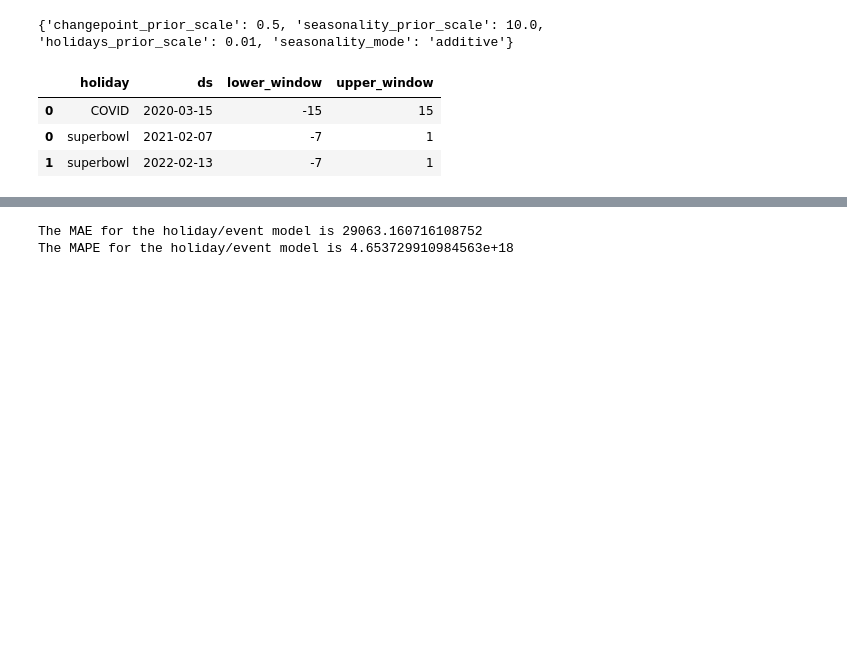
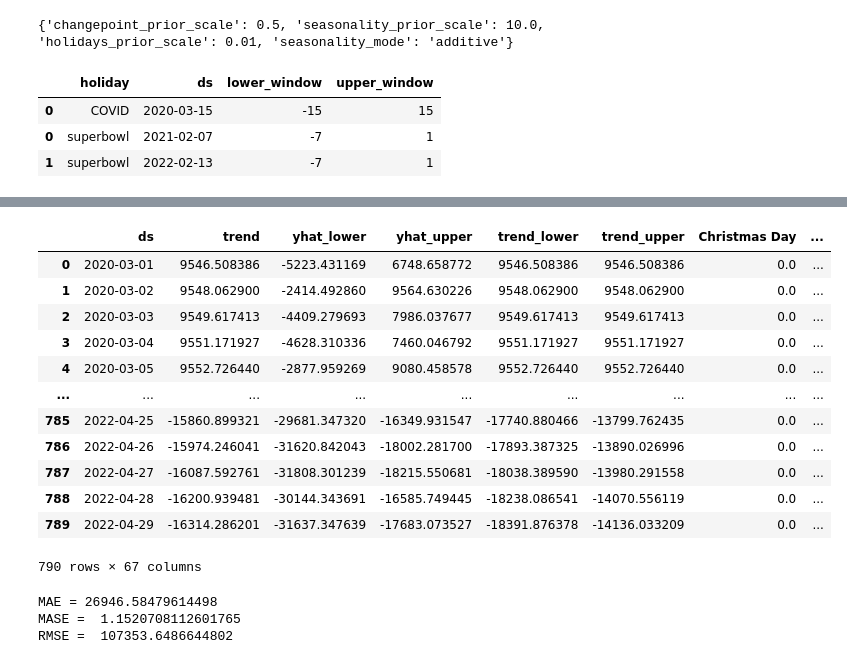
Before and after one commit to danielhe-nu/STAT390-Snowman, a Jupyter notebook: Daniel Final/Cali_Both_PROPHET.ipynb, the cells around one changed output, grey strips where cells are left out. Saved outputs shown, nothing was run; the diff lists cells and outputs as text; code cells hidden in the pictures; blank space fills up the shorter version.

```diff
--- a/Daniel Final/Cali_Both_PROPHET.ipynb
+++ b/Daniel Final/Cali_Both_PROPHET.ipynb
@@ -350,7 +466,7 @@ events
 | 0 | superbowl | 2021-02-07 | -7 | 1 |
 | 1 | superbowl | 2022-02-13 | -7 | 1 |
 # %%
-model_holiday_tuned = Prophet(holidays=events, n_changepoints=4, changepoint_prior_scale=0.5, seasonality_prior_scale=10.0)
+model_holiday_tuned = Prophet(yearly_seasonality=True, weekly_seasonality=True, n_changepoints=4, seasonality_prior_scale=10.0)
 model_holiday_tuned.add_country_holidays(country_name='US')
 model_holiday_tuned.fit(covid_train)
 # %% [output]
@@ -359,27 +475,37 @@ model_holiday_tuned.fit(covid_train)
 <prophet.forecaster.Prophet at 0x...>
 # %%
-future_holiday_tuned = model_holiday_tuned.make_future_dataframe(periods=136)
+future_holiday_tuned = model_holiday_tuned.make_future_dataframe(periods=len(covid_test))
 
-# Append the regressor values
 future_holiday_tuned = pd.merge(future_holiday_tuned, covid_df[['ds', 'vaccination_rate_1dose', 'new_hospitalized_patients', 'new_cases_2_lag', 'new_cases_50_max', 'new_cases_4_lag', 'new_cases_50_min', 'new_deaths_10_min', 'new_deaths_50_max', 'new_cases_50_std', 'Booster_Doses_65Plus', 'maximum_temperature_celsius', 'new_cases_50_mean', 'dew_point', 'new_deaths_100_mean', 'new_deaths_4_lag', 'new_cases_350_lag', 'new_deaths_7_lag', 'new_deaths_50_lag', 'new_deaths_50_min', 'new_deaths_30_lag', 'Administered_Dose1_Recip_5Plus', 'new_deaths_50_mean', 'new_cases_10_max', 'new_cases_3_lag', 'minimum_temperature_celsius', 'new_cases_150_lag', 'new_deaths_50_std', 'new_deaths_10_max', 'new_cases_50_lag', 'new_cases_1 lag', 'Booster_Doses_18Plus', 'average_temperature_celsius', 'Series_Complete_65Plus', 'new_deaths_100_std', 'Completeness_pct', 'new_cases_100_std', 'new_cases_10_std', 'PEOPLE_DEATH_NEW_COUNT', 'new_deaths_10_std', 'new_deaths_3_lag', 'vaccination_rate_complete', 'Series_Complete_5Plus', 'vaccination_policy', 'new_cases_10_mean', 'new_deaths_100_max', 'new_cases_10_min', 'booster_rate', 'new_cases_7_lag', 'new_deaths_2_lag', 'new_cases_100_min', 'new_deaths_100_min', 'new_cases_100_max', 'rainfall_mm', 'new_cases_100_mean', 'current_intensive_care_patients', 'restrictions_on_gatherings', 'new_cases_30_lag', 'new_deaths_10_mean', 'relative_humidity', 'Administered_Dose1_Recip', 'stringency_index', 'facial_coverings', 'new_deaths_1_lag']], on='ds', how='inner')
 future_holiday_tuned = future_holiday_tuned.fillna(method='ffill')
 
-# Make prediction
 forecast_holiday_tuned = model_holiday_tuned.predict(future_holiday_tuned)
+forecast_holiday_tuned['yhat'] = np.clip(forecast_holiday_tuned['yhat'], 0, None)
+
+forecast_holiday_tuned
+# %% [output]
+|  | ds | trend | yhat_lower | yhat_upper | trend_lower | trend_upper | Christmas Day | ... |
+| 0 | 2020-03-01 | 9546.508386 | -5223.431169 | 6748.658772 | 9546.508386 | 9546.508386 | 0.0 | ... |
+| 1 | 2020-03-02 | 9548.062900 | -2414.492860 | 9564.630226 | 9548.062900 | 9548.062900 | 0.0 | ... |
+| 2 | 2020-03-03 | 9549.617413 | -4409.279693 | 7986.037677 | 9549.617413 | 9549.617413 | 0.0 | ... |
+| 3 | 2020-03-04 | 9551.171927 | -4628.310336 | 7460.046792 | 9551.171927 | 9551.171927 | 0.0 | ... |
+| 4 | 2020-03-05 | 9552.726440 | -2877.959269 | 9080.458578 | 9552.726440 | 9552.726440 | 0.0 | ... |
+| ... | ... | ... | ... | ... | ... | ... | ... | ... |
+| 785 | 2022-04-25 | -15860.899321 | -29681.347320 | -16349.931547 | -17740.880466 | -13799.762435 | 0.0 | ... |
+| 786 | 2022-04-26 | -15974.246041 | -31620.842043 | -18002.281700 | -17893.387325 | -13890.026996 | 0.0 | ... |
+| 787 | 2022-04-27 | -16087.592761 | -31808.301239 | -18215.550681 | -18038.389590 | -13980.291558 | 0.0 | ... |
+| 788 | 2022-04-28 | -16200.939481 | -30144.343691 | -16585.749445 | -18238.086541 | -14070.556119 | 0.0 | ... |
+| 789 | 2022-04-29 | -16314.286201 | -31637.347639 | -17683.073527 | -18391.876378 | -14136.033209 | 0.0 | ... |
+790 rows × 67 columns
 # %%
-# Merge actual and predicted values
 performance_holiday_tuned = pd.merge(covid_test, forecast_holiday_tuned[['ds', 'yhat', 'yhat_lower', 'yhat_upper']][-119:], on='ds')
-
-# Check MAE value
-performance_holiday_tuned_MAE = mean_absolute_error(performance_holiday_tuned['y'], performance_holiday_tuned['yhat'])
-print(f'The MAE for the holiday/event model is {performance_holiday_tuned_MAE}')
-
-# Check MAPE value
-performance_holiday_tuned_MAPE = mean_absolute_percentage_error(performance_holiday_tuned['y'], performance_holiday_tuned['yhat'])
-print(f'The MAPE for the holiday/event model is {performance_holiday_tuned_MAPE}')
+print('MAE =', mean_absolute_error(performance_holiday_tuned['y'], performance_holiday_tuned['yhat']))
+print('MASE = ', mase(performance_holiday_tuned['y'], performance_holiday_tuned['yhat']))
+print('RMSE = ', np.sqrt(mean_squared_error(performance_multi['yhat'], performance_multi['y'])))
 # %% [output]
-The MAE for the holiday/event model is 29063.160716108752
-The MAPE for the holiday/event model is 4.653729910984563e+18
+MAE = 26946.58479614498
+MASE =  1.1520708112601765
+RMSE =  107353.6486644802
 # %%
 prophet_df_multi_tuned = pd.DataFrame(covid_df)
 prophet_df_multi_tuned = prophet_df_multi_tuned.rename(columns={'Date': 'ds', 'PEOPLE_POSITIVE_NEW_CASES_COUNT': 'y'})
```
Also changed, not shown: parts of 20 cells of this notebook.
